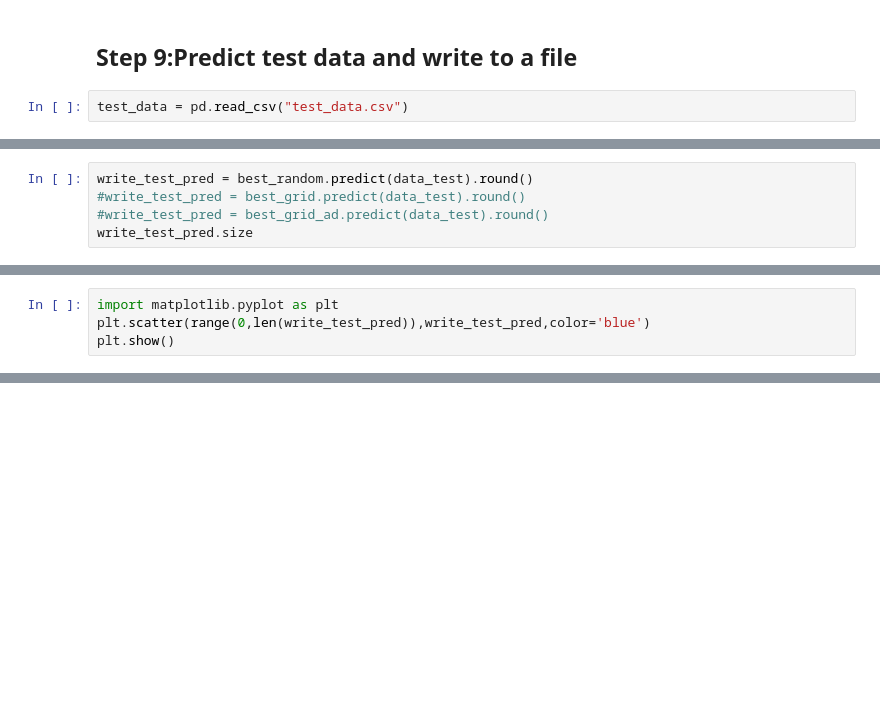
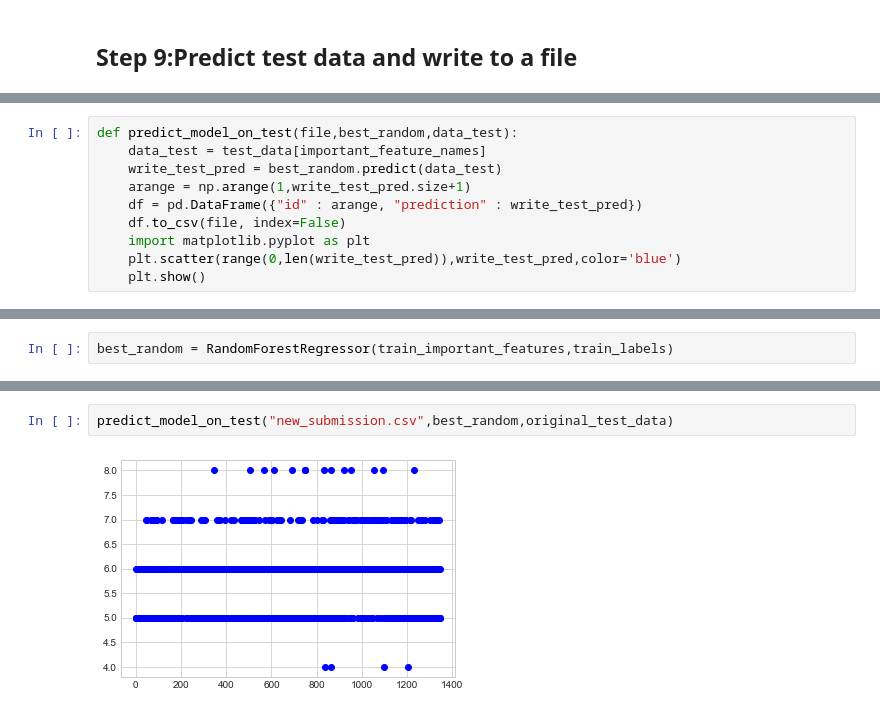
Before and after one commit to mak199/Task1-PracticalDataScience, a Jupyter notebook: task1_final_wine_prediction.ipynb, the cells around one changed output, grey strips where cells are left out. Drawn from its saved outputs; the diff is of its cells as text; blank space fills up the shorter version.

```diff
--- a/task1_final_wine_prediction.ipynb
+++ b/task1_final_wine_prediction.ipynb
@@ -582,4 +495,2 @@ MAE: 0.3963078220390723
 # %% [markdown]
 ## Step 9:Predict test data and write to a file
-# %%
-test_data = pd.read_csv("test_data.csv")
@@ -591,5 +496,0 @@ data_test.shape
-# %%
-write_test_pred = best_random.predict(data_test).round()
-#write_test_pred = best_grid.predict(data_test).round()
-#write_test_pred = best_grid_ad.predict(data_test).round()
-write_test_pred.size
@@ -607,4 +497,10 @@ df.to_csv("best_random_v2_submission.csv", index=False)
 # %%
-import matplotlib.pyplot as plt
-plt.scatter(range(0,len(write_test_pred)),write_test_pred,color='blue')
-plt.show()
+def predict_model_on_test(file,best_random,data_test):
+    data_test = test_data[important_feature_names]
+    write_test_pred = best_random.predict(data_test)
+    arange = np.arange(1,write_test_pred.size+1)
+    df = pd.DataFrame({"id" : arange, "prediction" : write_test_pred})
+    df.to_csv(file, index=False)
+    import matplotlib.pyplot as plt
+    plt.scatter(range(0,len(write_test_pred)),write_test_pred,color='blue')
+    plt.show()
@@ -612,0 +575,2 @@ plt.show()
+# %%
+best_random = RandomForestRegressor(train_important_features,train_labels)
@@ -612,0 +607,4 @@ plt.show()
+# %%
+predict_model_on_test("new_submission.csv",best_random,original_test_data)
+# %% [output]
+[figure, added]
```
Also changed, not shown: parts of 72 cells of this notebook.
